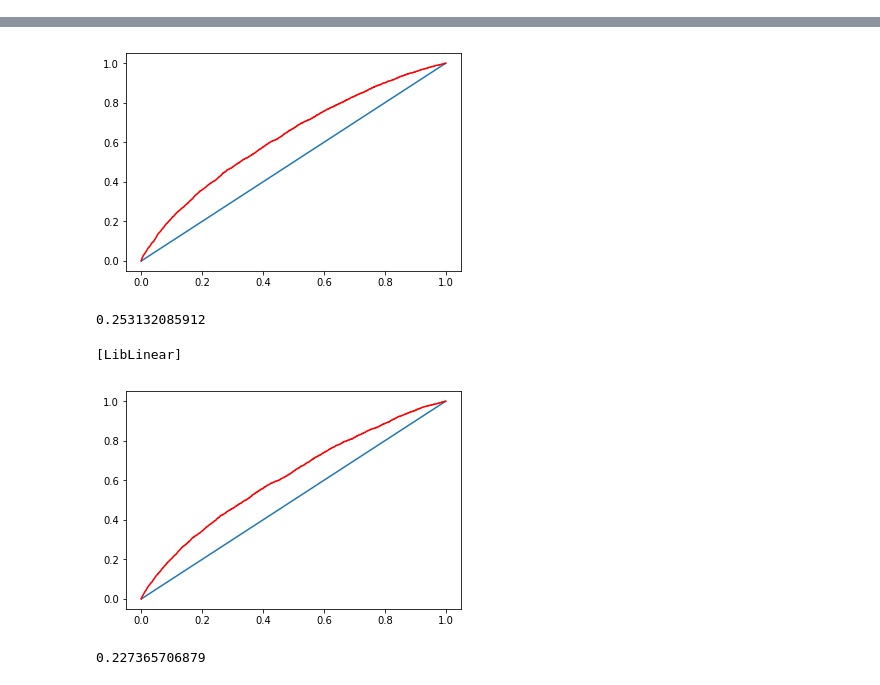
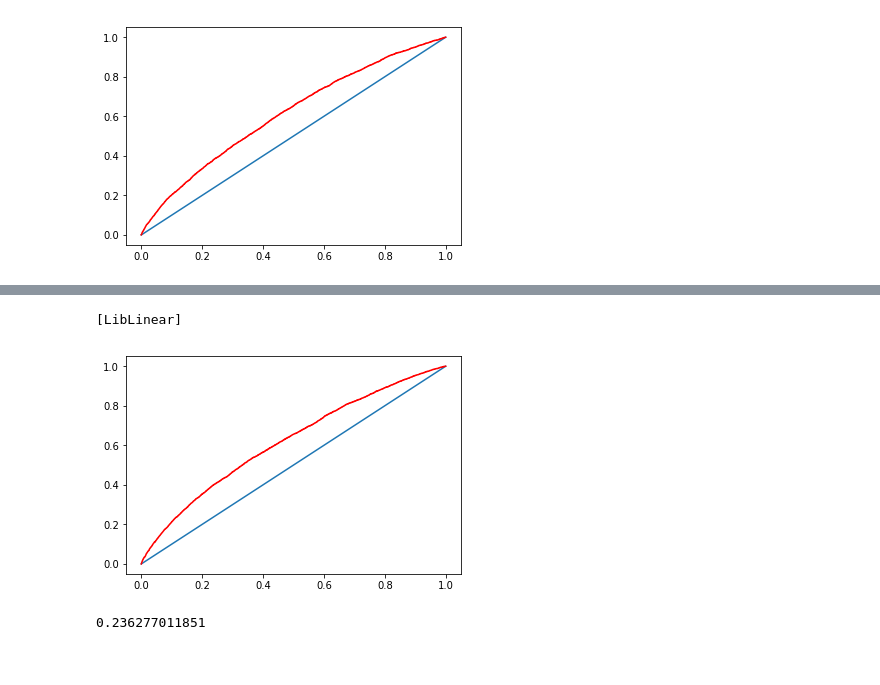
Before and after one commit to mutantu2002/TestsIpython, a Jupyter notebook: porto_seguro3.ipynb, the cells around one changed output, grey strips where cells are left out. Drawn from its saved outputs; the diff is of its cells as text; code cells hidden in the pictures.

```diff
--- a/porto_seguro3.ipynb
+++ b/porto_seguro3.ipynb
@@ -66,10 +69,9 @@ ytr = train70['target']
 xvl = train30.drop('target',axis=1)
 yvl = train30['target']
 # %%
-mlr = MLPClassifier(max_iter=50, hidden_layer_sizes=(20,10,10,10,10,10, 20), verbose=True,activation ='relu', batch_size=1000,tol=0.0001,
-                   learning_rate_init=0.0001, solver ='adam', learning_rate='adaptive', early_stopping = False,alpha =0.9)
-#mlr.fit(MinMaxScaler(feature_range=(-1,1)).fit_transform(xtr),ytr)
-#check_gini(mlr, MinMaxScaler(feature_range=(-1,1)).fit_transform(xvl), yvl)
-mlr.fit(StandardScaler().fit_transform(xtr),ytr)
-check_gini(mlr, StandardScaler().fit_transform(xvl), yvl)
+mlr = MLPClassifier(max_iter=100, hidden_layer_sizes=(30), verbose=True,activation ='tanh', batch_size=2000,tol=0.0001,
+                   learning_rate_init=0.01, solver ='lbfgs', learning_rate='adaptive', early_stopping = True)
+mlr.fit(MinMaxScaler(feature_range=(-1,1)).fit_transform(xtr),ytr)
+check_gini(mlr, MinMaxScaler(feature_range=(-1,1)).fit_transform(xvl), yvl)
 # %% [output]
+[figure, new version]
@@ -93,10 +79,8 @@ Training loss did not improve more than tol=0.000100 for two consecutive epochs.
-[figure, old version]
-0.253132085912
 # %%
-lr = LogisticRegression(max_iter=200,verbose = 1)
-lr.fit(MinMaxScaler(feature_range=(-1,1)).fit_transform(xtr),ytr)
-check_gini(lr, MinMaxScaler(feature_range=(-1,1)).fit_transform(xvl), yvl)
+lr = LogisticRegression(max_iter=100,verbose = 1)
+lr.fit(xtr,ytr)
+check_gini(lr, xvl, yvl)
 # %% [output]
 [LibLinear]
 [figure]
-0.227365706879
+0.236277011851
```
Also changed, not shown: parts of 12 cells of this notebook, 8 other files.
